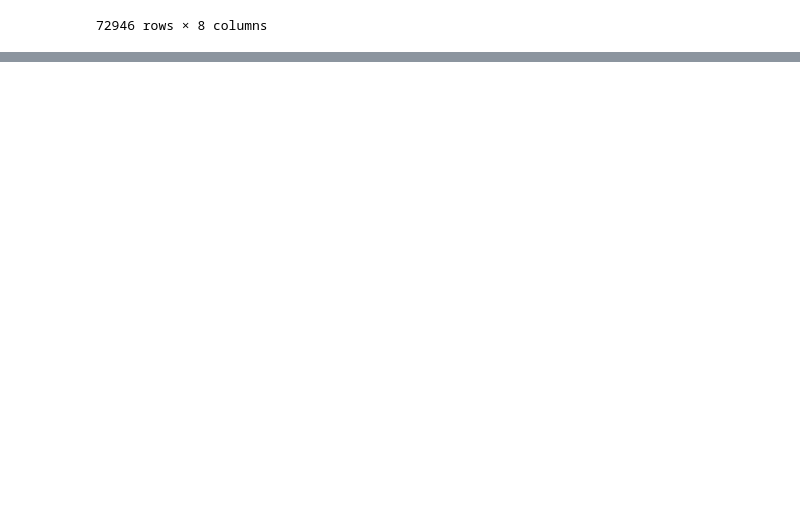
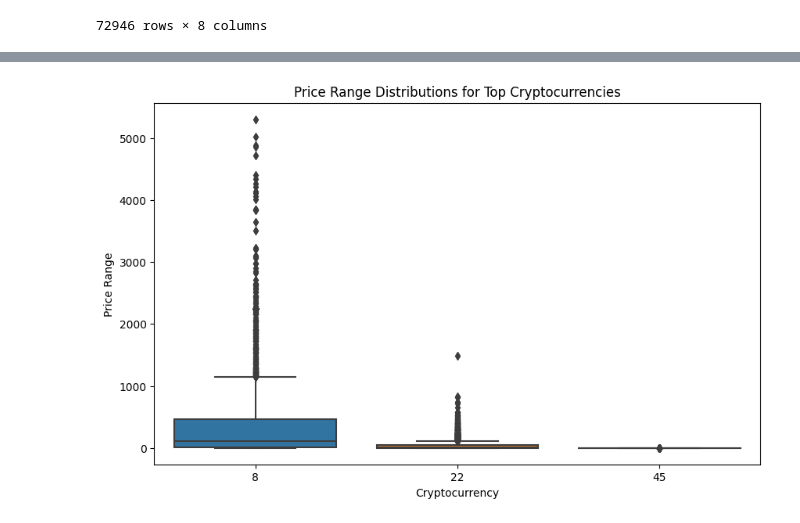
Before and after one commit to nomanrafi/A-Comprehensive-Analysis-of-Cryptocurrency-Price-Patterns, a Jupyter notebook: cryptocurrency-patterns.ipynb, the cells around one changed output, grey strips where cells are left out. Drawn from its saved outputs; the diff is of its cells as text; code cells hidden in the pictures; blank space fills up the shorter version.

Commit message:
Kaggle Notebook | Cryptocurrency_Patterns | Version 2

```diff
--- a/cryptocurrency-patterns.ipynb
+++ b/cryptocurrency-patterns.ipynb
@@ -110,0 +113,4 @@ df
+# %%
+for column in ['volume', 'marketCap', 'open', 'high', 'low']:
+    upper_limit = df[column].quantile(0.99)
+    df[column] = np.clip(df[column], a_min=0, a_max=upper_limit)
@@ -110,0 +119,3 @@ df
+# %%
+label_encoder = LabelEncoder()
+df['crypto_name'] = label_encoder.fit_transform(df['crypto_name'])
@@ -110,0 +140,3 @@ df
+# %%
+df['price_range'] = df['high'] - df['low']
+df['average_price'] = (df['open'] + df['close']) / 2
@@ -110,0 +159,2 @@ df
+# %%
+df.drop(columns=['date'], inplace=True)
@@ -110,0 +202,9 @@ df
+# %%
+plt.figure(figsize=(10, 6))
+sns.boxplot(data=df[df['crypto_name'].isin(top_cryptos)], x='crypto_name', y='price_range')
+plt.title("Price Range Distributions for Top Cryptocurrencies")
+plt.xlabel("Cryptocurrency")
+plt.ylabel("Price Range")
+plt.show()
+# %% [output]
+[figure, added]
```
Also changed, not shown: parts of 31 cells of this notebook.
